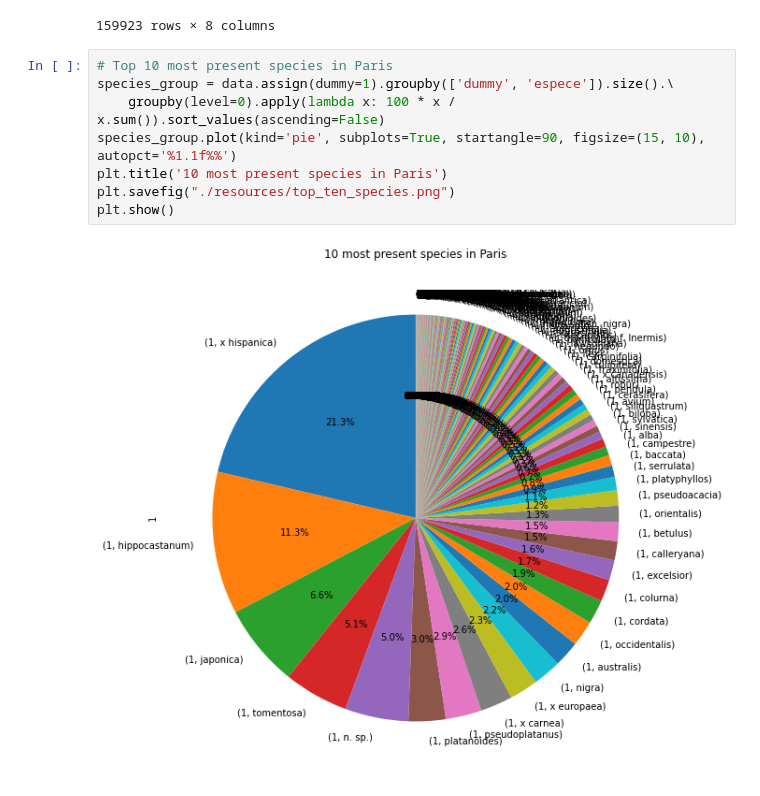
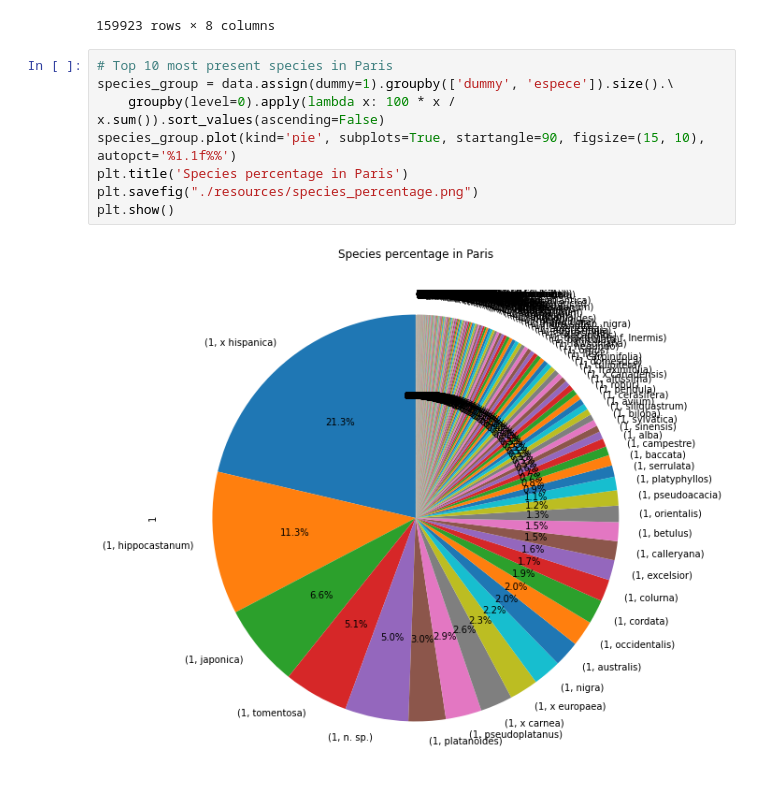
Before and after one commit to lynda-trad/Paris-Trees, a Jupyter notebook: Trees-of-Paris.ipynb, the cells around one changed output. Cells and saved outputs as stored; diff of their text form.

Commit message:
changed from top 10 to percentage

```diff
--- a/Trees-of-Paris.ipynb
+++ b/Trees-of-Paris.ipynb
@@ -93,13 +93,13 @@ data.reset_index(drop=True)
 # %%
 # Top 10 most present species in Paris
 species_group = data.assign(dummy=1).groupby(['dummy', 'espece']).size().\
     groupby(level=0).apply(lambda x: 100 * x / x.sum()).sort_values(ascending=False)
 species_group.plot(kind='pie', subplots=True, startangle=90, figsize=(15, 10), autopct='%1.1f%%')
-plt.title('10 most present species in Paris')
-plt.savefig("./resources/top_ten_species.png")
+plt.title('Species percentage in Paris')
+plt.savefig("./resources/species_percentage.png")
 plt.show()
 # %% [output]
-[figure, old version]
+[figure, new version]
 # %%
 # Tree number percentage per 'arrondissement'
 arron_group = data.assign(dummy=1).groupby(['dummy', 'arrondissement']).size().\
```
Also changed, not shown: parts of 2 cells of this notebook, 4 other files.
